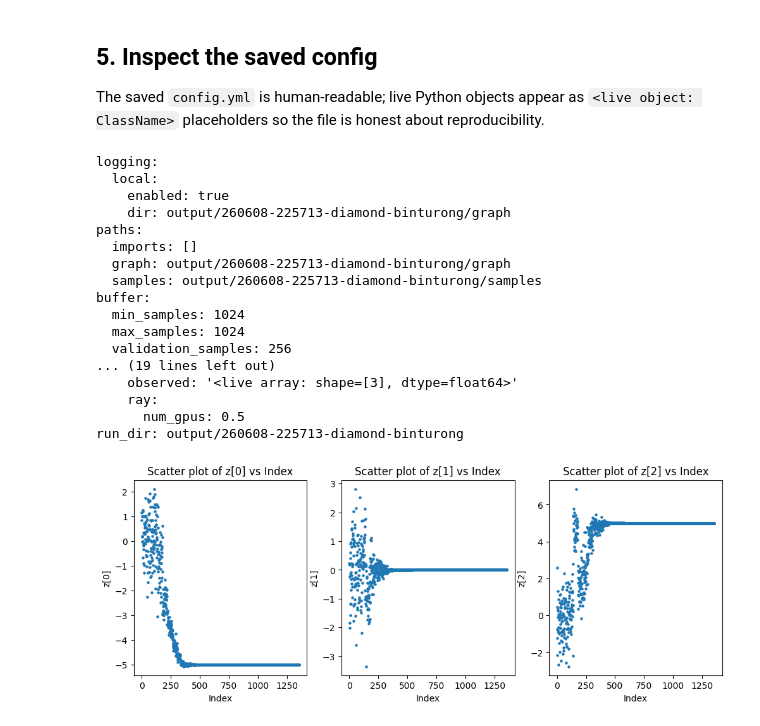
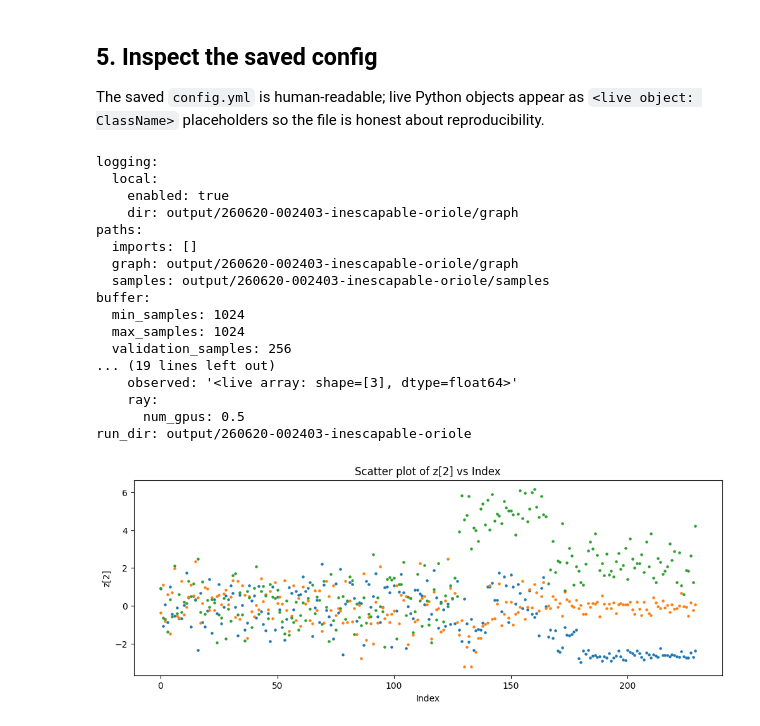
Before and after one commit to cweniger/falcon, a Jupyter notebook: examples/04_gaussian/notebook.ipynb, the cells around one changed output. Saved outputs shown, nothing was run; the diff lists cells and outputs as text; code cells hidden in the pictures.

```diff
--- a/examples/04_gaussian/notebook.ipynb
+++ b/examples/04_gaussian/notebook.ipynb
@@ -23,6 +23,7 @@ import numpy as np
 import torch
 import torch.nn as nn
 import falcon
+from falcon.embeddings import Apply
 
 
 class ExpPlusNoise:
@@ -37,11 +38,11 @@ class ExpPlusNoise:
         return x.numpy()
 
 
-class IdentityEmbedding(nn.Module):
-    """Pass-through embedding: observation x is fed directly to the network."""
+class Concat(nn.Module):
+    """Concatenate two observations along the last dimension."""
 
-    def forward(self, inputs: dict) -> torch.Tensor:
-        return inputs["x"]
+    def forward(self, x1, x2):
+        return torch.cat([x1, x2], dim=-1)
 # %% [markdown]
 ## 2. Load the observation
 # %%
@@ -61,15 +62,15 @@ graph = falcon.Graph()
 graph.add_node(
     "z",
     simulator=falcon.priors.Product([
-        ["normal", 0.0, 0.1],
         ["normal", 0.0, 1.0],
-        ["normal", 0.0, 10.0],
+        ["normal", 0.0, 1.0],
+        ["normal", 0.0, 1.0],
     ]),
     estimator=falcon.estimators.GaussianFullCov(
         max_epochs=8000,
         lr=0.01,
         gamma=0.1,
-        embedding=None,                # pass-through: equivalent to E_identity
+        embedding=Apply(Concat, ["x1", "x2"]),
         batch_size=128,
         early_stop_patience=128,
         hidden_dim=128,
@@ -81,16 +82,24 @@ graph.add_node(
         discard_samples=False,
         log_ratio_threshold=-20.0,
     ),
-    evidence=["x"],
+    evidence=["x1", "x2"],
     ray_num_gpus=0.5,
 )
 
 graph.add_node(
-    "x",
+    "x1",
     simulator=ExpPlusNoise(sigma=1e-6),
     parents=["z"],
     observed=obs,
-    ray_num_gpus=0.5,
+    ray_num_gpus=0.2,
+)
+
+graph.add_node(
+    "x2",
+    simulator=ExpPlusNoise(sigma=1e-6),
+    parents=["z"],
+    observed=obs,
+    ray_num_gpus=0.2,
 )
 
 graph
@@ -112,7 +119,7 @@ run = falcon.launch(
         "buffer.validation_samples=256",
         "buffer.simulate_count=128",
         "buffer.simulate_when_full=true",
-        "buffer.simulate_interval=0.001",
+        "buffer.simulate_interval=1.001",
         "buffer.snapshot_every=10",
         "sample.posterior.n=1000",
     ],
@@ -144,11 +178,11 @@ print(cfg_path.read_text())
 logging:
   local:
     enabled: true
-    dir: output/260608-225713-diamond-binturong/graph
+    dir: output/260620-002403-inescapable-oriole/graph
 paths:
   imports: []
-  graph: output/260608-225713-diamond-binturong/graph
-  samples: output/260608-225713-diamond-binturong/samples
+  graph: output/260620-002403-inescapable-oriole/graph
+  samples: output/260620-002403-inescapable-oriole/samples
 buffer:
   min_samples: 1024
   max_samples: 1024
@@ -157,17 +191,17 @@ buffer:
     observed: '<live array: shape=[3], dtype=float64>'
     ray:
       num_gpus: 0.5
-run_dir: output/260608-225713-diamond-binturong
+run_dir: output/260620-002403-inescapable-oriole
 # %%
 z = run.buffer.stacked['z.value']
 import pylab as plt
 # Plot scatter plot as function of index for all three dimensions
 plt.figure(figsize=(12, 4))
 for i in range(3):
-    plt.subplot(1, 3, i + 1)
+    #plt.subplot(1, 3, i + 1)
     plt.scatter(range(len(z)), z[:, i], s=5)
     plt.xlabel("Index")
     plt.ylabel(f"z[{i}]")
     plt.title(f"Scatter plot of z[{i}] vs Index")
 # %% [output]
-[figure, old version]
+[figure, new version]
```
Also changed, not shown: parts of 2 cells of this notebook, 4 other files.
